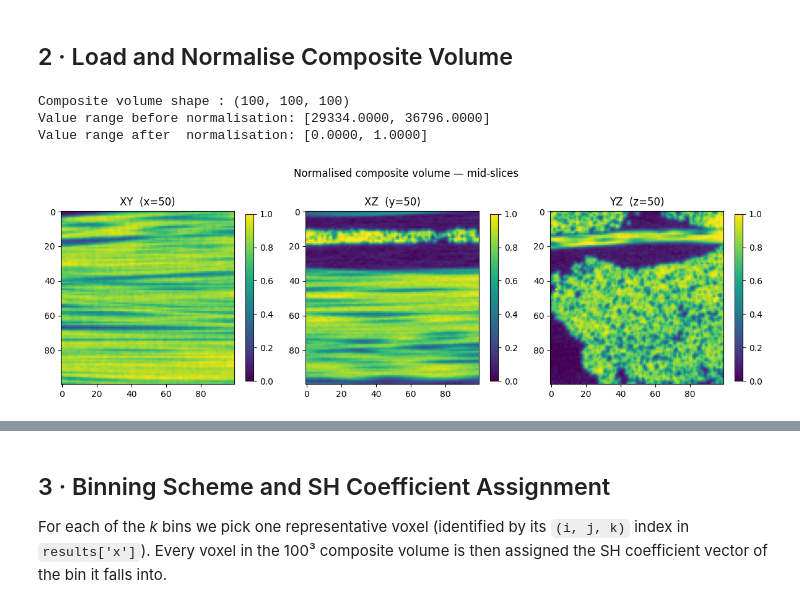
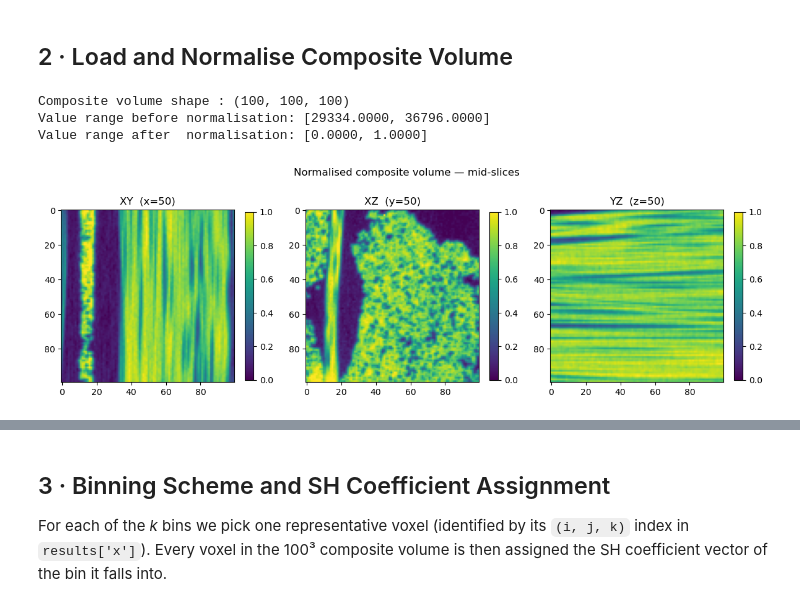
Before and after one commit to lfbarba/smartt, a Jupyter notebook: notebooks/SyntheticDataContainers.ipynb, the cells around one changed output, grey strips where cells are left out. Cells and saved outputs as stored; diff of their text form; code cells hidden in the pictures.

```diff
--- a/notebooks/SyntheticDataContainers.ipynb
+++ b/notebooks/SyntheticDataContainers.ipynb
@@ -77,31 +85,32 @@ COMPOSITE_PATH = os.path.join(os.path.dirname(os.path.dirname(DATA_PATH)),
 # Alternatively, use the absolute path directly:
 COMPOSITE_PATH = '/myhome/smartt/data/composite.npy'
 
 volume = np.load(COMPOSITE_PATH)
+volume = np.permute_dims(volume, (1, 2, 0))  # from (Z, Y, X) to (X, Y, Z)
 print(f"Composite volume shape : {volume.shape}")   # expected (100, 100, 100)
 print(f"Value range before normalisation: [{volume.min():.4f}, {volume.max():.4f}]")
 
 # Min-max normalise to [0, 1]
 vol_min, vol_max = volume.min(), volume.max()
 volume_norm = (volume - vol_min) / (vol_max - vol_min)
 print(f"Value range after  normalisation: [{volume_norm.min():.4f}, {volume_norm.max():.4f}]")
 
 # Quick visual: three orthogonal mid-slices
 mid = np.array(volume_norm.shape) // 2
 fig, axes = plt.subplots(1, 3, figsize=(12, 4))
 for ax, (sl, title) in zip(axes, [
     (volume_norm[mid[0], :, :], f'XY  (x={mid[0]})'),
     (volume_norm[:, mid[1], :], f'XZ  (y={mid[1]})'),
     (volume_norm[:, :, mid[2]], f'YZ  (z={mid[2]})'),
 ]):
     im = ax.imshow(sl, cmap='viridis', vmin=0, vmax=1)
     ax.set_title(title)
     plt.colorbar(im, ax=ax, shrink=0.8)
 plt.suptitle('Normalised composite volume — mid-slices', fontsize=12)
 plt.tight_layout()
 plt.show()
 # %% [output]
 Composite volume shape : (100, 100, 100)
 Value range before normalisation: [29334.0000, 36796.0000]
 Value range after  normalisation: [0.0000, 1.0000]
-[figure, old version]
+[figure, new version]
```
Also changed, not shown: parts of 20 cells of this notebook, 20 other files.
